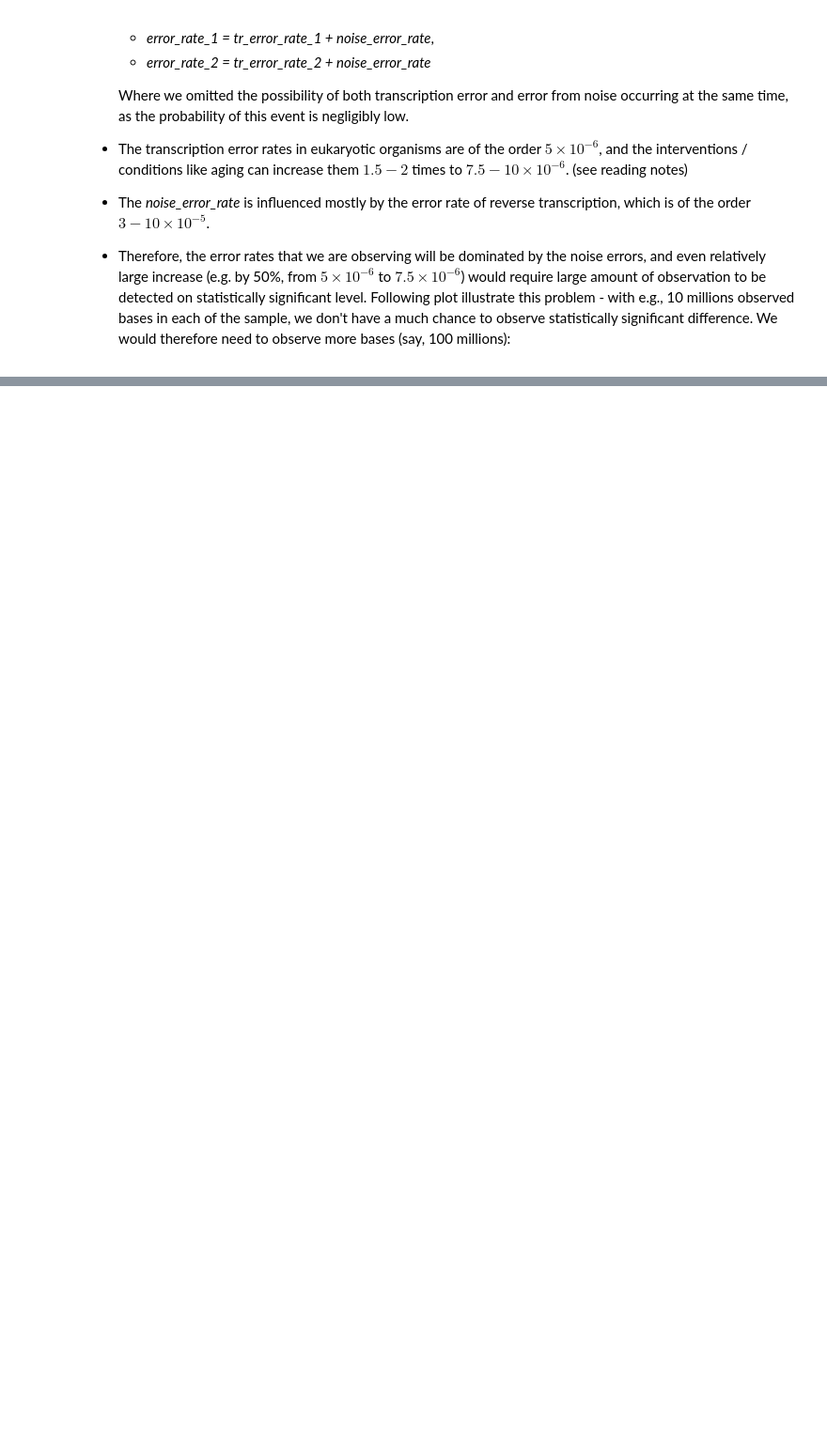
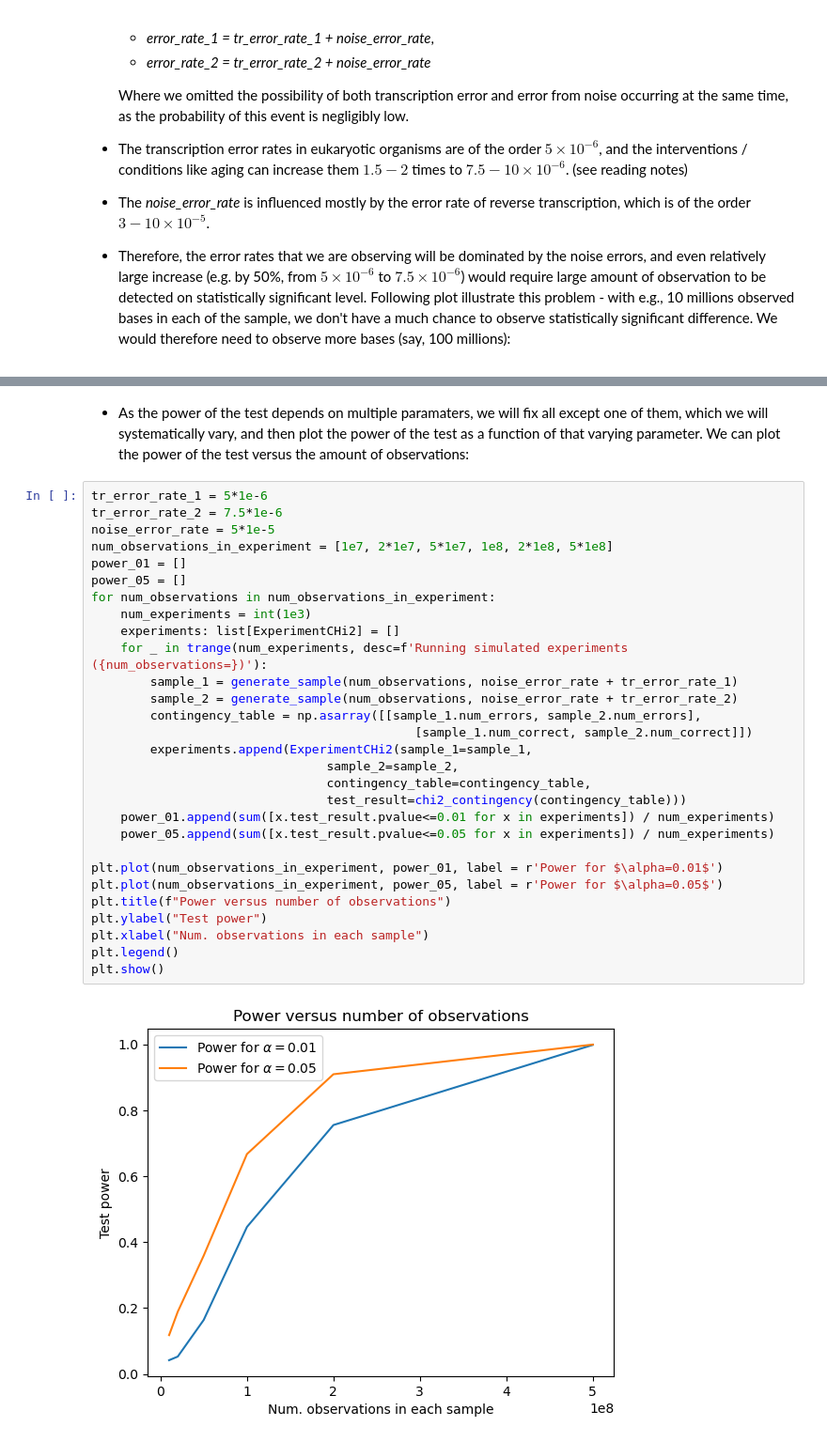
Before and after one commit to jkoubele/phd-stuff, a Jupyter notebook: 02_power_analysis/statistical_and_power_analysis.ipynb, the cells around one changed output, grey strips where cells are left out. Shown at 94% size. Cells and saved outputs as stored; diff of their text form; blank space fills up the shorter version.

```diff
--- a/02_power_analysis/statistical_and_power_analysis.ipynb
+++ b/02_power_analysis/statistical_and_power_analysis.ipynb
@@ -55,0 +150,33 @@ As the detected
+# %% [markdown]
+- As the power of the test depends on multiple paramaters, we will fix all except one of them, which we will systematically vary, and then plot the power of the test as a function of that varying parameter. We can plot the power of the test versus the amount of observations:
+# %%
+tr_error_rate_1 = 5*1e-6
+tr_error_rate_2 = 7.5*1e-6
+noise_error_rate = 5*1e-5
+num_observations_in_experiment = [1e7, 2*1e7, 5*1e7, 1e8, 2*1e8, 5*1e8]
+power_01 = []
+power_05 = []
+for num_observations in num_observations_in_experiment:
+    num_experiments = int(1e3)
+    experiments: list[ExperimentCHi2] = []
+    for _ in trange(num_experiments, desc=f'Running simulated experiments ({num_observations=})'):
+        sample_1 = generate_sample(num_observations, noise_error_rate + tr_error_rate_1)
+        sample_2 = generate_sample(num_observations, noise_error_rate + tr_error_rate_2)
+        contingency_table = np.asarray([[sample_1.num_errors, sample_2.num_errors],
+                                            [sample_1.num_correct, sample_2.num_correct]])
+        experiments.append(ExperimentCHi2(sample_1=sample_1,
+                                sample_2=sample_2,
+                                contingency_table=contingency_table,
+                                test_result=chi2_contingency(contingency_table)))
+    power_01.append(sum([x.test_result.pvalue<=0.01 for x in experiments]) / num_experiments)
+    power_05.append(sum([x.test_result.pvalue<=0.05 for x in experiments]) / num_experiments)
+
+plt.plot(num_observations_in_experiment, power_01, label = r'Power for $\alpha=0.01$')
+plt.plot(num_observations_in_experiment, power_05, label = r'Power for $\alpha=0.05$')
+plt.title(f"Power versus number of observations")
+plt.ylabel("Test power")
+plt.xlabel("Num. observations in each sample")
+plt.legend()
+plt.show()
+# %% [output]
+[figure, added]
```
Also changed, not shown: parts of 12 cells of this notebook.
